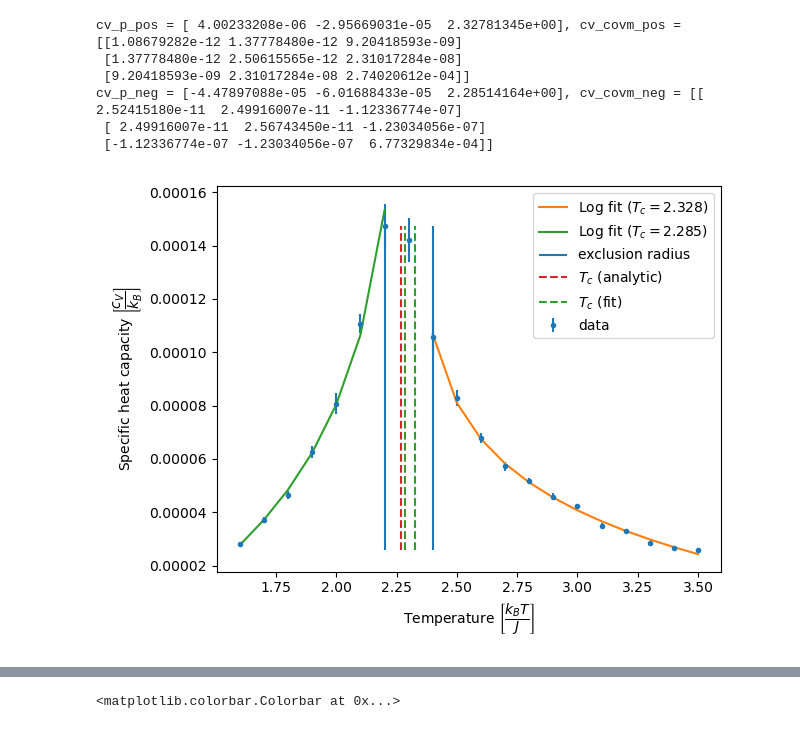
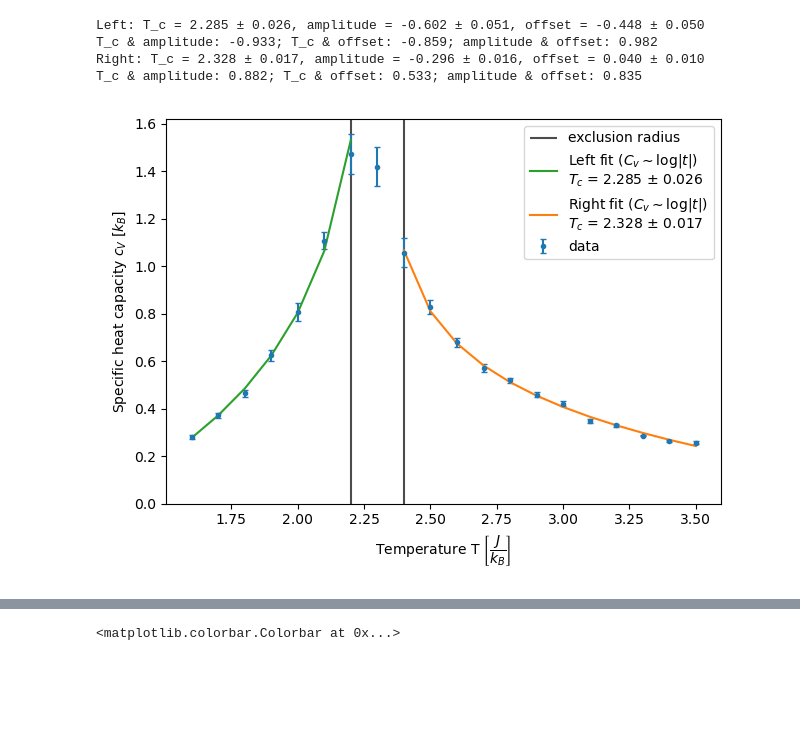
Before and after one commit to aderhall/phys382ising, a Jupyter notebook: analysis_notebooks/fit_observables.ipynb, the cells around one changed output, grey strips where cells are left out. Cells and saved outputs as stored; diff of their text form; code cells hidden in the pictures; blank space fills up the shorter version.

Commit message:
analyse grace33

```diff
--- a/analysis_notebooks/fit_observables.ipynb
+++ b/analysis_notebooks/fit_observables.ipynb
@@ -57,19 +58,22 @@ def new_test(test_path):
     !mkdir -p {test_path}/plots
 # %%
 data_tests = "../../data_tests"
-test_name = "fit-observables/many-runs-trial-3-fixN"
+test_name = "fit-observables/grace-33"
 test_path = f"{data_tests}/{test_name}"
-n_trials = 10 # How many times to run the simulation per temperature
-params = SimParams(N = 100, n_steps=100000, n_analyze=95000, n_burnin=2000, b_top = 0.5, multiprocess = True, t_min = 2.1, t_max = 2.2, t_step = 0.1)
 
 if False:
-    #rerun(test_path)
+    params = SimParams(N = 100, n_steps=108000, n_analyze=100000, n_burnin=5000, b_top = 0.5, multiprocess = True, t_min = 1.6, t_max = 3.6, t_step = 0.02, n_trials = 31)
+
     new_test(test_path)
-    run_many(test_path, n_trials, snapshots=False, params=params)
+    run_many(test_path, params=params)
 else:
-    # Unpack the params from params.pkl
+    # Unpack the params from params.pkl so we always have the right param values
     with open(f"{test_path}/params.pkl", "rb") as f:
         params = pickle.load(f)
+    #params = SimParams(N = 100, n_steps=200000, n_analyze=100000, n_burnin=2000, b_top = 0.5, multiprocess = True, t_min = 1.6, t_max = 3.6, t_step = 0.1)
+
+# Make this variable at global scope
+n_trials = params.n_trials
 # %%
 # Read data from files
 em = []
@@ -143,9 +176,9 @@ e_var_error = e_var.std(axis=1) / np.sqrt(n_trials)
 m_var_avg = m_var.mean(axis=1)
 m_var_error = m_var.std(axis=1) / np.sqrt(n_trials)
 
-cv = e_var_avg / temp ** 2
+cv = params.N ** 2 * e_var_avg / temp ** 2
 cv_error = cv * e_var_error / e_var_avg # Propagate error in cv
-chi = m_var_avg / temp
+chi = params.N ** 2 * m_var_avg / temp
 chi_error = chi * m_var_error / m_var_avg # Propagate error in chi
 # %%
 partition_radius = 0.1 # In units of T
@@ -154,33 +187,48 @@ analytic_T_c = 2.269
 partition_l = temp.searchsorted(analytic_T_c - partition_radius) + 1
 partition_r = temp.searchsorted(analytic_T_c + partition_radius)
 # %%
+# Underconstrained fit to cv to determine T_c
+
 log = lambda T, a, b, T_c: a + b * np.log(np.abs((T - T_c) / T_c))
 
 cv_p_pos, cv_covm_pos = curve_fit(log, temp[partition_r:], cv[partition_r:], p0 = (0, -1, analytic_T_c), sigma=cv[partition_r:])
 cv_p_neg, cv_covm_neg = curve_fit(log, temp[:partition_l], cv[:partition_l], p0 = (0, -1, analytic_T_c), sigma=cv_error[:partition_l])
 
-print(f"cv_p_pos = {cv_p_pos}, cv_covm_pos = {cv_covm_pos}")
-print(f"cv_p_neg = {cv_p_neg}, cv_covm_neg = {cv_covm_neg}")
+cv_var_pos = np.sqrt(np.diag(cv_covm_pos))
+cv_var_neg = np.sqrt(np.diag(cv_covm_neg))
+cv_corr_pos = cv_covm_pos / np.outer(cv_var_pos, cv_var_pos)
+cv_corr_neg = cv_covm_neg / np.outer(cv_var_neg, cv_var_neg)
+
+print(f"Left: T_c = {cv_p_neg[2]:.3f} ± {cv_var_neg[2]:.3f}, amplitude = {cv_p_neg[1]:.3f} ± {cv_var_neg[1]:.3f}, offset = {cv_p_neg[0]:.3f} ± {cv_var_neg[0]:.3f}")
+print(f"T_c & amplitude: {cv_corr_neg[1, 2]:.3f}; T_c & offset: {cv_corr_neg[0, 2]:.3f}; amplitude & offset: {cv_corr_neg[0, 1]:.3f}")
+print(f"Right: T_c = {cv_p_pos[2]:.3f} ± {cv_var_pos[2]:.3f}, amplitude = {cv_p_pos[1]:.3f} ± {cv_var_pos[1]:.3f}, offset = {cv_p_pos[0]:.3f} ± {cv_var_pos[0]:.3f}")
+print(f"T_c & amplitude: {cv_corr_pos[1, 2]:.3f}; T_c & offset: {cv_corr_pos[0, 2]:.3f}; amplitude & offset: {cv_corr_pos[0, 1]:.3f}")
 # %% [output]
-cv_p_pos = [ 4.00233208e-06 -2.95669031e-05  2.32781345e+00], cv_covm_pos = [[1.08679282e-12 1.37778480e-12 9.20418593e-09]
- [1.37778480e-12 2.50615565e-12 2.31017284e-08]
- [9.20418593e-09 2.31017284e-08 2.74020612e-04]]
-cv_p_neg = [-4.47897088e-05 -6.01688433e-05  2.28514164e+00], cv_covm_neg = [[ 2.52415180e-11  2.49916007e-11 -1.12336774e-07]
- [ 2.49916007e-11  2.56743450e-11 -1.23034056e-07]
- [-1.12336774e-07 -1.23034056e-07  6.77329834e-04]]
+Left: T_c = 2.285 ± 0.026, amplitude = -0.602 ± 0.051, offset = -0.448 ± 0.050
+T_c & amplitude: -0.933; T_c & offset: -0.859; amplitude & offset: 0.982
+Right: T_c = 2.328 ± 0.017, amplitude = -0.296 ± 0.016, offset = 0.040 ± 0.010
+T_c & amplitude: 0.882; T_c & offset: 0.533; amplitude & offset: 0.835
 # %%
+# Plot cv with both fits
+
 plt.close()
 fig, ax = plt.subplots()
-ax.errorbar(temp, cv, yerr=cv_error, fmt=".", label="data")
-ax.plot(temp[partition_r:], log(temp[partition_r:], *cv_p_pos), label=f"Log fit ($T_c = {cv_p_pos[2]:.3f}$)")
-ax.plot(temp[:partition_l], log(temp[:partition_l], *cv_p_neg), label=f"Log fit ($T_c = {cv_p_neg[2]:.3f}$)")
-ax.vlines([temp[partition_l - 1], temp[partition_r]], cv.min(), cv.max(), linestyles="solid", label="exclusion radius")
-ax.vlines(analytic_T_c, cv.min(), cv.max(), linestyles="dashed", color="tab:red", label="$T_c$ (analytic)")
-ax.vlines([cv_p_pos[2], cv_p_neg[2]], cv.min(), cv.max(), linestyles="dashed", color="tab:green", label="$T_c$ (fit)")
+
+ax.set_ylim(0, cv.max() * 1.1)
+
+ax.vlines([temp[partition_l - 1], temp[partition_r]], 0, cv.max() * 1.1, linestyles="solid", color="black", alpha=0.7, label="exclusion radius")
+#ax.vlines(analytic_T_c, 0, cv.max() * 1.1, linestyles="solid", color="red", label="$T_c$ (analytic)")
+#ax.vlines(cv_p_neg[2], 0, cv.max() * 1.1, linestyles="dashed", color="tab:green", label=f"$T_c$ (left fit) = {cv_p_neg[2]:.3f}")
+#ax.vlines(cv_p_pos[2], 0, cv.max() * 1.1, linestyles="dashed", color="tab:orange", label=f"$T_c$ (right fit) = {cv_p_pos[2]:.3f}")
+
+ax.errorbar(temp, cv, yerr=cv_error, fmt=".", label="data", capsize=2)
+ax.plot(temp[:partition_l], log(temp[:partition_l], *cv_p_neg), color="tab:green", label=f"Left fit ($C_v \sim \log |t|$)\n$T_c$ = {cv_p_neg[2]:.3f} ± {cv_var_neg[2]:.3f}")
+ax.plot(temp[partition_r:], log(temp[partition_r:], *cv_p_pos), color="tab:orange", label=f"Right fit ($C_v \sim \log |t|$)\n$T_c$ = {cv_p_pos[2]:.3f} ± {cv_var_pos[2]:.3f}")
+
 ax.legend()
-ax.set_xlabel(r"Temperature $\left[\dfrac{k_B T}{J}\right]$")
-ax.set_ylabel(r"Specific heat capacity $\left[\dfrac{c_V}{k_B}\right]$")
+ax.set_xlabel(r"Temperature T $\left[\dfrac{J}{k_B}\right]$")
+ax.set_ylabel(r"Specific heat capacity $c_V$ $\left[k_B\right]$")
 fig.tight_layout()
 # %% [output]
-[figure, old version]
+[figure, new version]
 # %%
```
Also changed, not shown: parts of 8 cells of this notebook.
